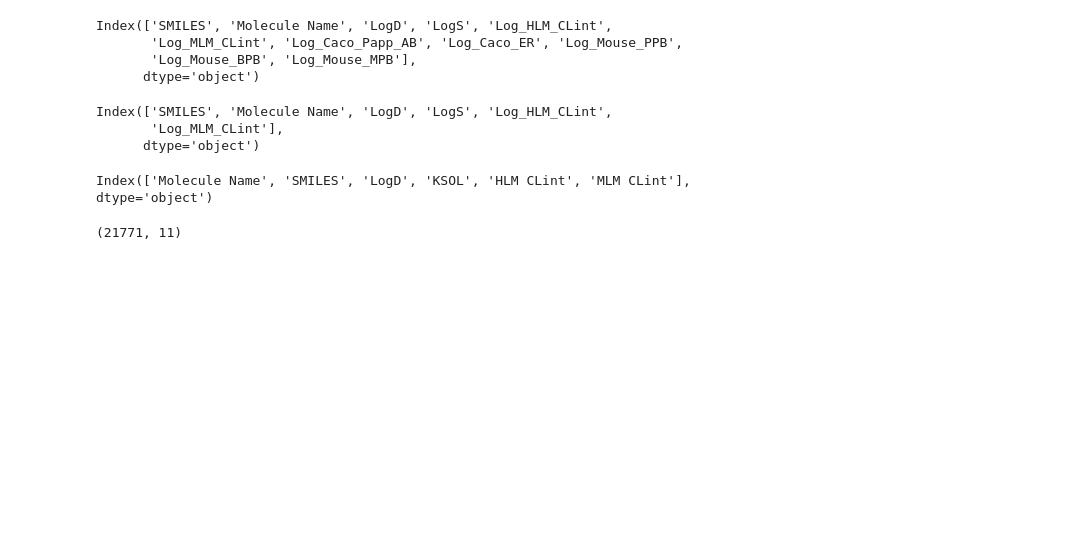
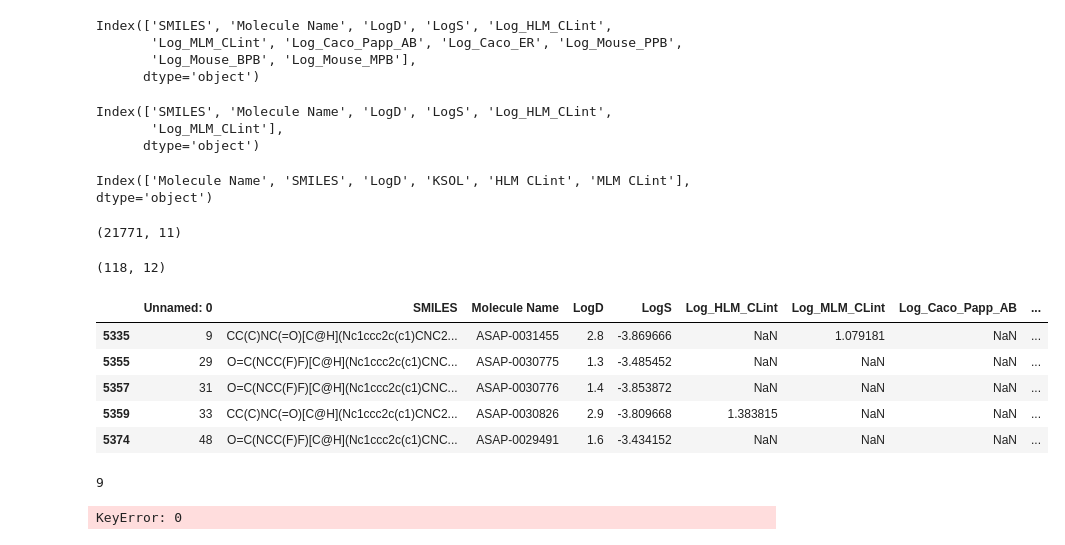
Before and after one commit to shrika-eddula/OpenADMET, a Jupyter notebook: data/data_cleaning/check_dataset_scale.ipynb, the cells around one changed output. Drawn from its saved outputs; the diff is of its cells as text; code cells hidden in the pictures; blank space fills up the shorter version.

```diff
--- a/Data/splits/check_dataset_scale.ipynb
+++ b/data/data_cleaning/check_dataset_scale.ipynb
@@ -221,3 +221,37 @@ combined.shape
 (21771, 11)
 # %%
 combined.to_csv("Combined_Log10_Transformed_Canon_SMILES_ML_Ready.csv")
+# %%
+import pandas as pd
+combined = pd.read_csv("/home/jeanshe/orcd/pool/OpenADMET/Data/splits/Combined_Log10_Transformed_Canon_SMILES_ML_Ready.csv")
+# %%
+# Check duplicates
+duplicates = combined[combined.duplicated(subset=["SMILES"], keep=False)]
+# %%
+duplicates.shape
+# %% [output]
+(118, 12)
+# %%
+duplicates.head()
+# %% [output]
+|  | Unnamed: 0 | SMILES | Molecule Name | LogD | LogS | Log_HLM_CLint | Log_MLM_CLint | Log_Caco_Papp_AB | ... |
+| 5335 | 9 | CC(C)NC(=O)[C@H](Nc1ccc2c(c1)CNC2... | ASAP-0031455 | 2.8 | -3.869666 | NaN | 1.079181 | NaN | ... |
+| 5355 | 29 | O=C(NCC(F)F)[C@H](Nc1ccc2c(c1)CNC... | ASAP-0030775 | 1.3 | -3.485452 | NaN | NaN | NaN | ... |
+| 5357 | 31 | O=C(NCC(F)F)[C@H](Nc1ccc2c(c1)CNC... | ASAP-0030776 | 1.4 | -3.853872 | NaN | NaN | NaN | ... |
+| 5359 | 33 | CC(C)NC(=O)[C@H](Nc1ccc2c(c1)CNC2... | ASAP-0030826 | 2.9 | -3.809668 | 1.383815 | NaN | NaN | ... |
+| 5374 | 48 | O=C(NCC(F)F)[C@H](Nc1ccc2c(c1)CNC... | ASAP-0029491 | 1.6 | -3.434152 | NaN | NaN | NaN | ... |
+# %%
+dup_name = duplicates["Molecule Name"].unique().tolist()
+dup_expansion = []
+
+for name in dup_name:
+    if name[:2] == "PB":
+        dup_expansion.append(name)
+
+print(len(dup_expansion))
+# %% [output]
+9
+# %%
+duplicates.loc["LogD"]
+# %% [output]
+KeyError: 0
```
Also changed, not shown: parts of 1 cell of this notebook, 31 other files.
